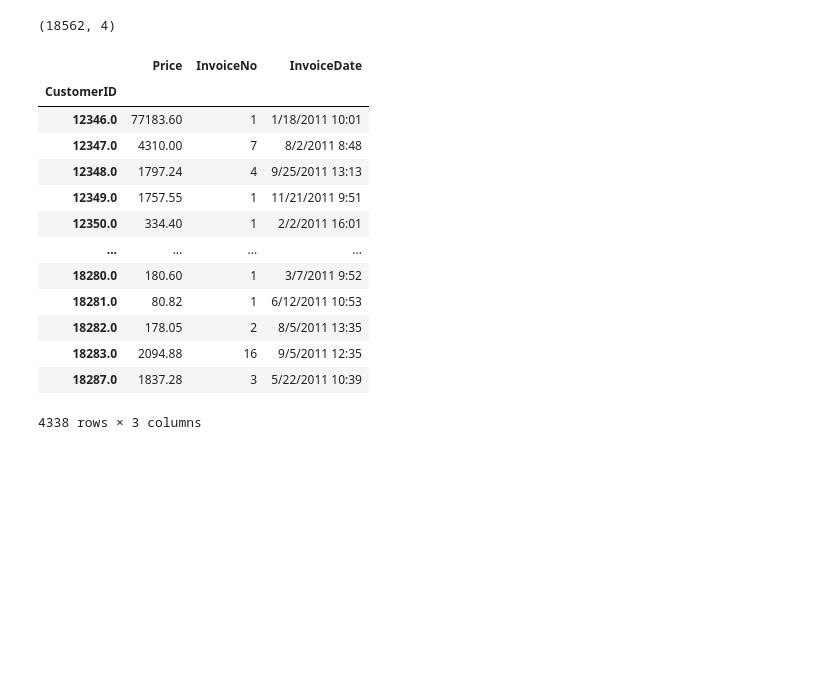
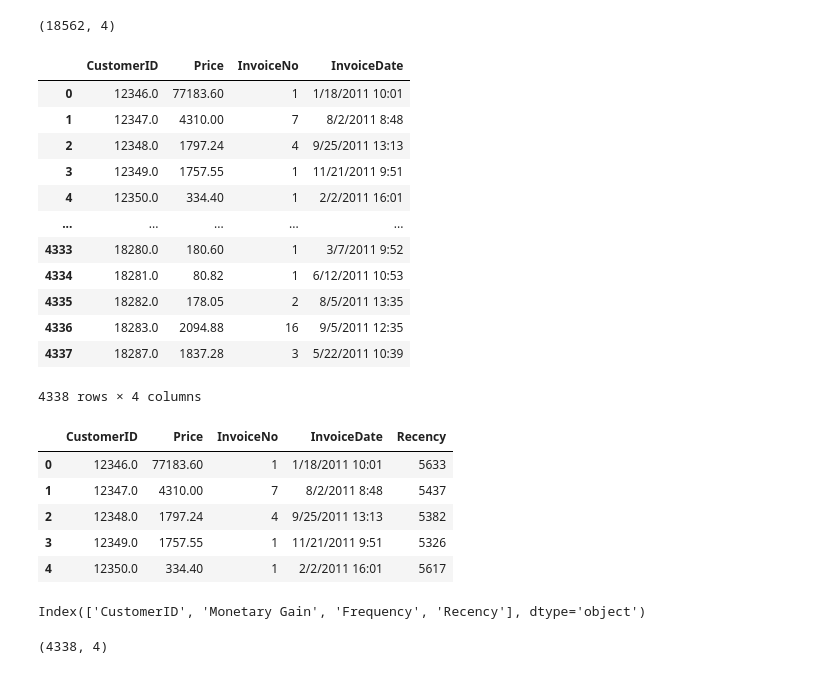
Before and after one commit to karthikoo7/Machine_Learning-BDA-, a Jupyter notebook: CustomerSegmentation.ipynb, the cells around one changed output. Drawn from its saved outputs; the diff is of its cells as text; code cells hidden in the pictures; blank space fills up the shorter version.

```diff
--- a/CustomerSegmentation.ipynb
+++ b/CustomerSegmentation.ipynb
@@ -84,20 +84,30 @@ df2.shape
 # standard deviation of spent in invoice
 # days from the last invoice
 # %%
-df3 = df2.groupby(['CustomerID']).agg({'Price':'sum','InvoiceNo':'count','InvoiceDate':'max'})
+df3 = df2.groupby(['CustomerID']).agg({'Price':'sum','InvoiceNo':'count','InvoiceDate':'max'}).reset_index()
 df3
 # %% [output]
-|  | Price | InvoiceNo | InvoiceDate |
-| CustomerID |  |  |  |
-| 12346.0 | 77183.60 | 1 | 1/18/2011 10:01 |
-| 12347.0 | 4310.00 | 7 | 8/2/2011 8:48 |
-| 12348.0 | 1797.24 | 4 | 9/25/2011 13:13 |
-| 12349.0 | 1757.55 | 1 | 11/21/2011 9:51 |
-| 12350.0 | 334.40 | 1 | 2/2/2011 16:01 |
-| ... | ... | ... | ... |
-| 18280.0 | 180.60 | 1 | 3/7/2011 9:52 |
-| 18281.0 | 80.82 | 1 | 6/12/2011 10:53 |
-| 18282.0 | 178.05 | 2 | 8/5/2011 13:35 |
-| 18283.0 | 2094.88 | 16 | 9/5/2011 12:35 |
-| 18287.0 | 1837.28 | 3 | 5/22/2011 10:39 |
+|  | CustomerID | Price | InvoiceNo | InvoiceDate |
+| 0 | 12346.0 | 77183.60 | 1 | 1/18/2011 10:01 |
+| 1 | 12347.0 | 4310.00 | 7 | 8/2/2011 8:48 |
+| 2 | 12348.0 | 1797.24 | 4 | 9/25/2011 13:13 |
+| 3 | 12349.0 | 1757.55 | 1 | 11/21/2011 9:51 |
+| 4 | 12350.0 | 334.40 | 1 | 2/2/2011 16:01 |
+| ... | ... | ... | ... | ... |
+| 4333 | 18280.0 | 180.60 | 1 | 3/7/2011 9:52 |
+| 4334 | 18281.0 | 80.82 | 1 | 6/12/2011 10:53 |
+| 4335 | 18282.0 | 178.05 | 2 | 8/5/2011 13:35 |
+| 4336 | 18283.0 | 2094.88 | 16 | 9/5/2011 12:35 |
+| 4337 | 18287.0 | 1837.28 | 3 | 5/22/2011 10:39 |
-4338 rows × 3 columns
+4338 rows × 4 columns
+# %%
+df3['Recency'] = pd.Timestamp.today() - pd.to_datetime(df3['InvoiceDate'])
+df3['Recency'] = df3['Recency'].dt.days
+df3.head()
+# %% [output]
+|  | CustomerID | Price | InvoiceNo | InvoiceDate | Recency |
+| 0 | 12346.0 | 77183.60 | 1 | 1/18/2011 10:01 | 5633 |
+| 1 | 12347.0 | 4310.00 | 7 | 8/2/2011 8:48 | 5437 |
+| 2 | 12348.0 | 1797.24 | 4 | 9/25/2011 13:13 | 5382 |
+| 3 | 12349.0 | 1757.55 | 1 | 11/21/2011 9:51 | 5326 |
+| 4 | 12350.0 | 334.40 | 1 | 2/2/2011 16:01 | 5617 |
@@ -103,0 +118,10 @@ df3
+# %%
+#df3.drop('InvoiceDate',inplace=True,axis=1)
+df3.rename(columns={'Price':"Monetary Gain",'InvoiceNo':'Frequency'},inplace=True)
+df3.columns
+# %% [output]
+Index(['CustomerID', 'Monetary Gain', 'Frequency', 'Recency'], dtype='object')
+# %%
+df3.shape
+# %% [output]
+(4338, 4)
```
Also changed, not shown: parts of 8 cells of this notebook.
